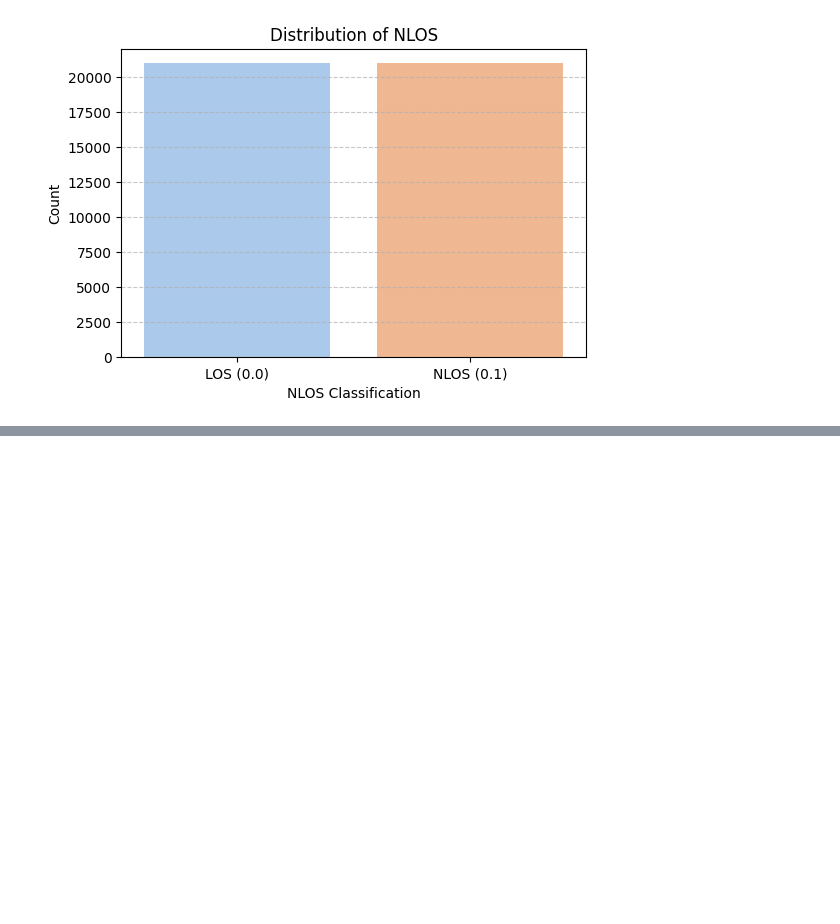
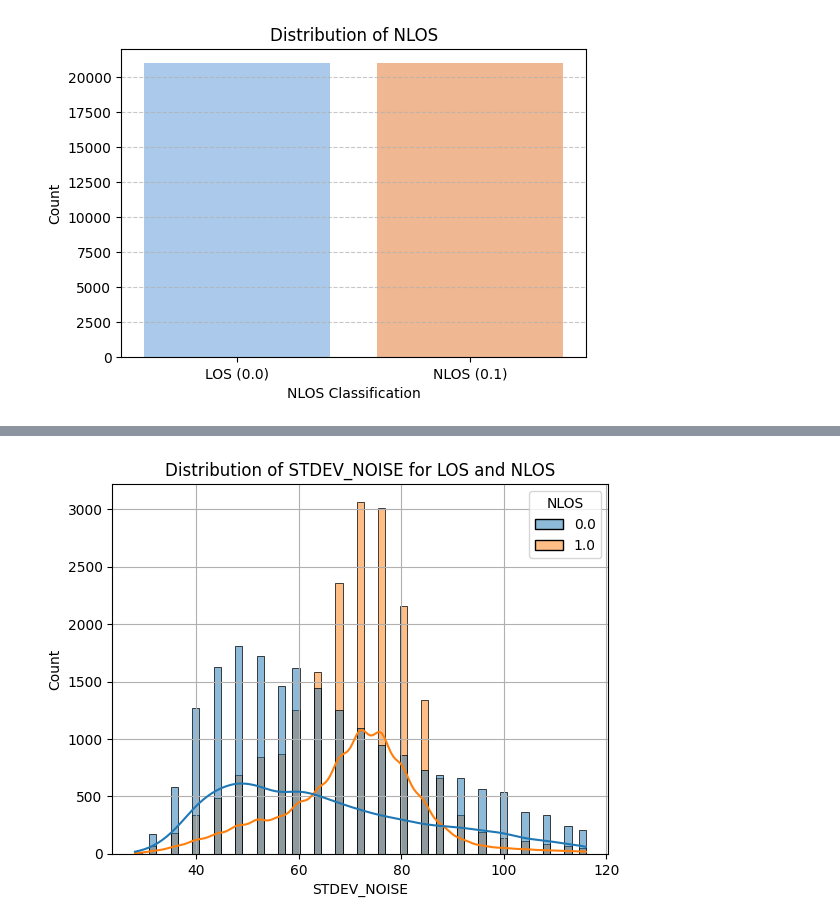
Before and after one commit to janaveniice/UoG-DA_Group17, a Jupyter notebook: los-nlos-model/model.ipynb, the cells around one changed output, grey strips where cells are left out. Cells and saved outputs as stored; diff of their text form; code cells hidden in the pictures; blank space fills up the shorter version.

```diff
--- a/los-nlos-model/model.ipynb
+++ b/los-nlos-model/model.ipynb
@@ -149,0 +211,9 @@ Passing `palette` without assigning `hue` is deprecated and will be removed in v
+# %%
+sns.histplot(data=df_clean, x="STDEV_NOISE", hue="NLOS", kde=True)
+plt.title("Distribution of STDEV_NOISE for LOS and NLOS")
+plt.xlabel("STDEV_NOISE")
+plt.ylabel("Count")
+plt.grid(True)
+plt.show()
+# %% [output]
+[figure, added]
```
Also changed, not shown: parts of 15 cells of this notebook.
